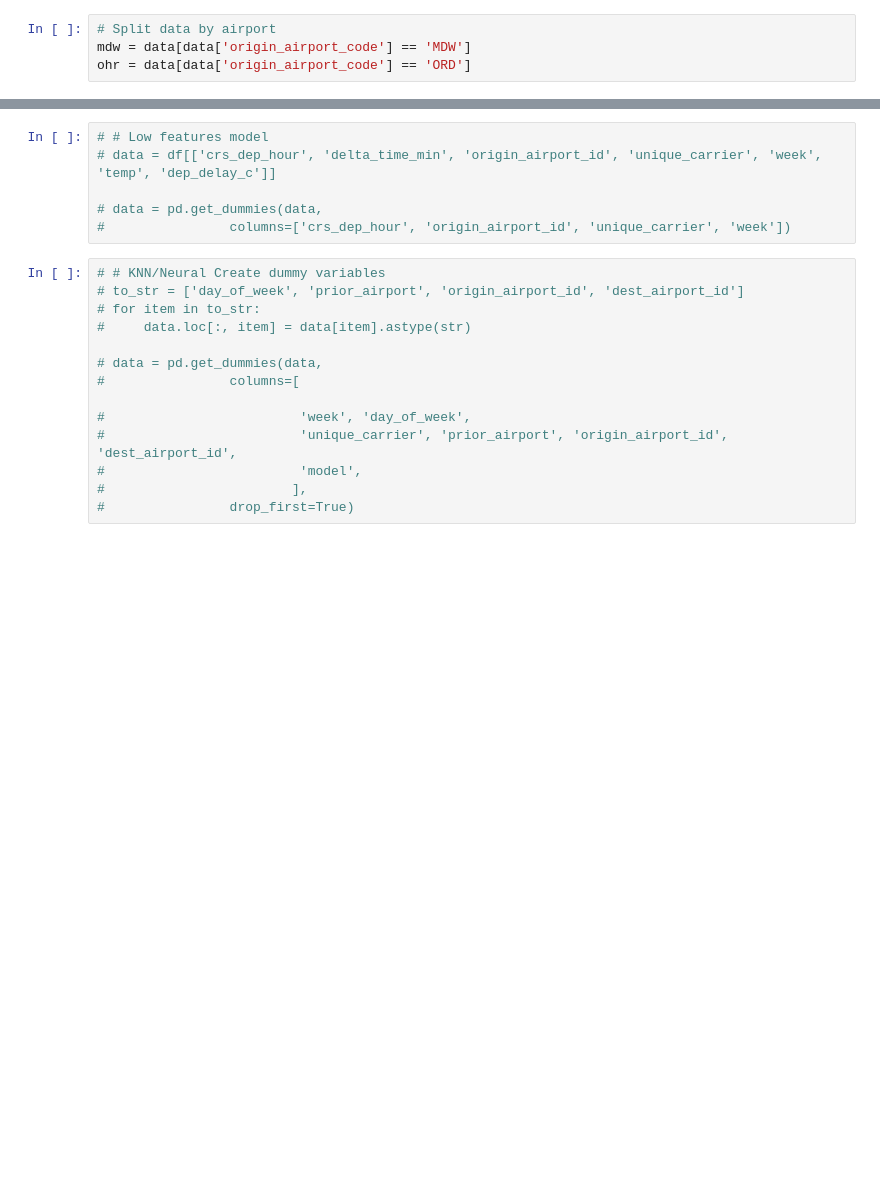
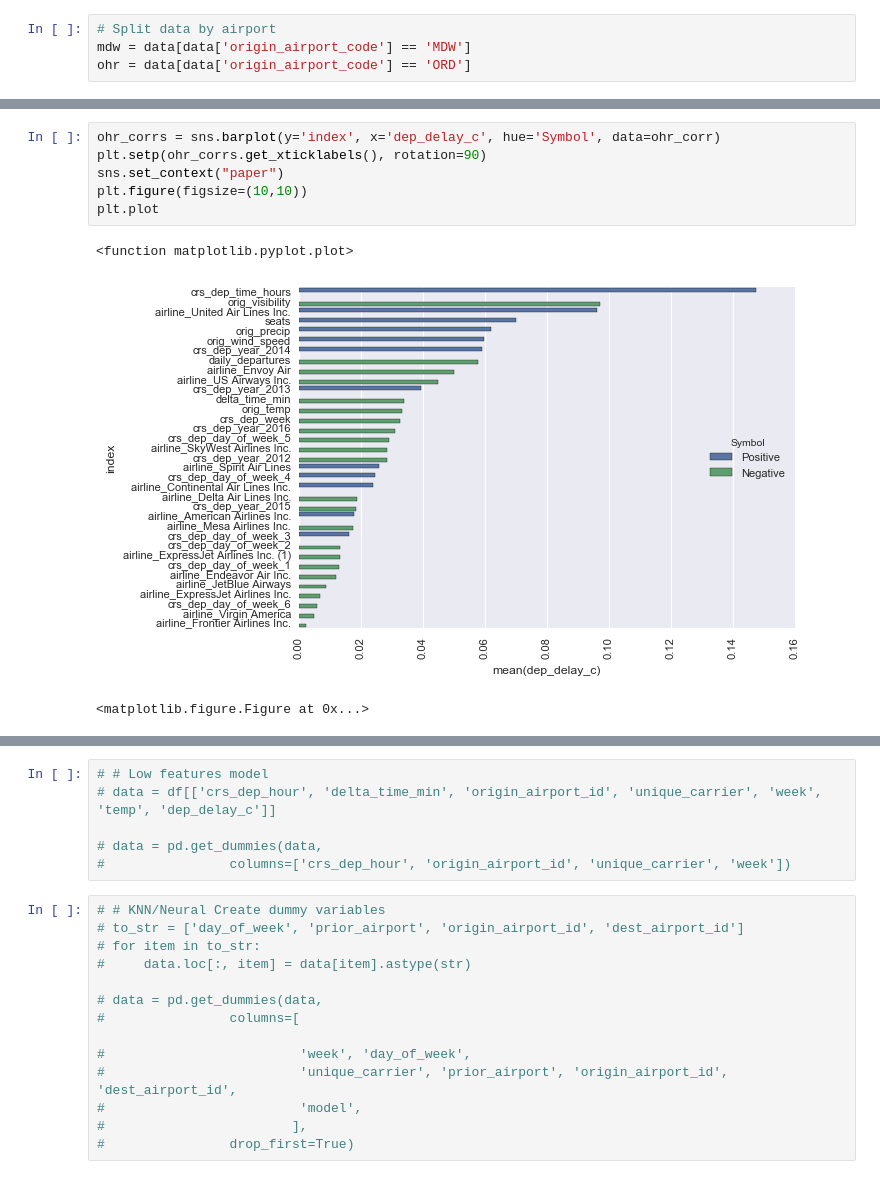
Before and after one commit to mwitebsky/GA_Capstone, a Jupyter notebook: Code/Chicago_Departures_Processing.ipynb, the cells around one changed output, grey strips where cells are left out. Drawn from its saved outputs; the diff is of its cells as text; blank space fills up the shorter version.

```diff
--- a/Code/Chicago_Departures_Processing.ipynb
+++ b/Code/Chicago_Departures_Processing.ipynb
@@ -263,3 +310,13 @@ ohr = data[data['origin_airport_code'] == 'ORD']
+# %%
+ohr_corrs = sns.barplot(y='index', x='dep_delay_c', hue='Symbol', data=ohr_corr)
+plt.setp(ohr_corrs.get_xticklabels(), rotation=90)
+sns.set_context("paper")
+plt.figure(figsize=(10,10))
+plt.plot
+# %% [output]
+<function matplotlib.pyplot.plot>
+[figure, added]
+<matplotlib.figure.Figure at 0x...>
 # %%
 # Create train & test split
 from sklearn.model_selection import train_test_split
```
Also changed, not shown: parts of 27 cells of this notebook, 2 other files.
